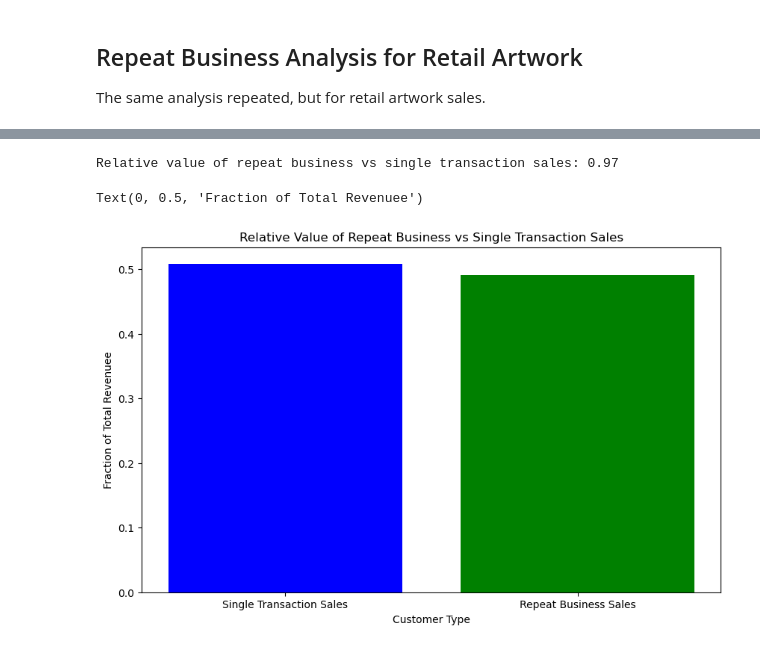
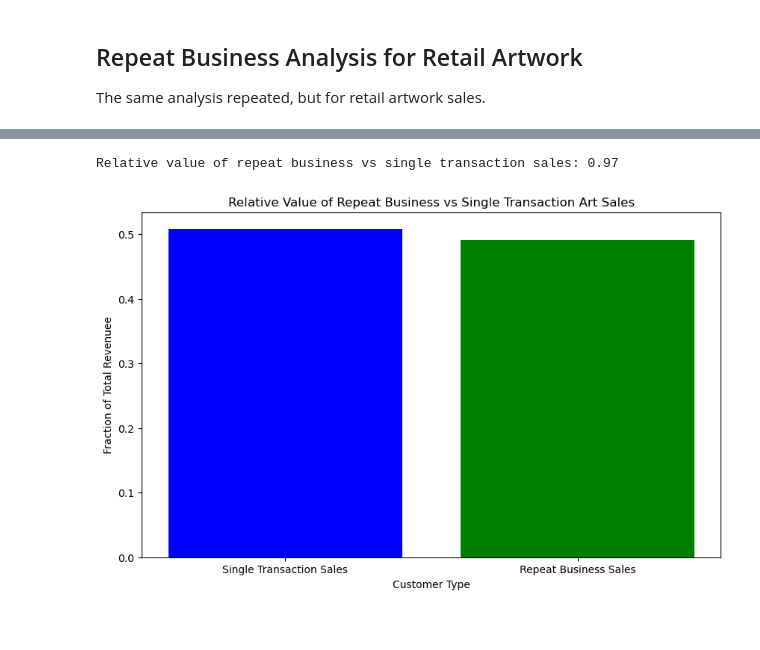
Before and after one commit to Nikkinoodl/Data-Analysis-Art, a Jupyter notebook: Data-Analysis-Portraits-Advanced.ipynb, the cells around one changed output, grey strips where cells are left out. Cells and saved outputs as stored; diff of their text form; code cells hidden in the pictures.

```diff
--- a/Data-Analysis-Portraits-Advanced.ipynb
+++ b/Data-Analysis-Portraits-Advanced.ipynb
@@ -199,33 +211,37 @@ transaction_counts = df_filtered.groupby('CustomerID').size()
 
 # Separate customers with only one transaction and those with repeat transactions
 single_transaction_customers = transaction_counts[transaction_counts == 1].index
 repeat_transaction_customers = transaction_counts[transaction_counts > 1].index
 
 # Calculate the total sales for single transaction customers
 single_transaction_sales = df[df['CustomerID'].isin(single_transaction_customers)]['NormalizedPrice'].astype(float).sum()
 
 # Calculate the total sales for repeat transaction customers
 repeat_transaction_sales = df[df['CustomerID'].isin(repeat_transaction_customers)]['NormalizedPrice'].astype(float).sum()
 
 # Add both together and use the total to re-normalize the single and repeat sales
 total_sales = single_transaction_sales + repeat_transaction_sales
 single_transaction_sales = single_transaction_sales/total_sales
 repeat_transaction_sales = repeat_transaction_sales/total_sales
 
 # Calculate the relative value
 relative_value = repeat_transaction_sales / single_transaction_sales
 print(f"Relative value of repeat business vs single transaction sales: {relative_value:.2f}")
 
 # Plot the relative value as a column chart
 labels = ['Single Transaction Sales', 'Repeat Business Sales']
 values = [single_transaction_sales, repeat_transaction_sales]
 
 plt.figure(figsize=(10, 6))
 plt.bar(labels, values, color=['blue', 'green'])
-plt.title('Relative Value of Repeat Business vs Single Transaction Sales')
+plt.title('Relative Value of Repeat Business vs Single Transaction Art Sales')
 plt.xlabel('Customer Type')
 plt.ylabel('Fraction of Total Revenuee')
+
+# Save the plot as a PNG file
+plt.savefig('repeat_artwork_split.png', format='png', dpi=300)
+
+plt.show()
 # %% [output]
 Relative value of repeat business vs single transaction sales: 0.97
-Text(0, 0.5, 'Fraction of Total Revenuee')
-[figure, old version]
+[figure, new version]
```
Also changed, not shown: parts of 3 cells of this notebook.
